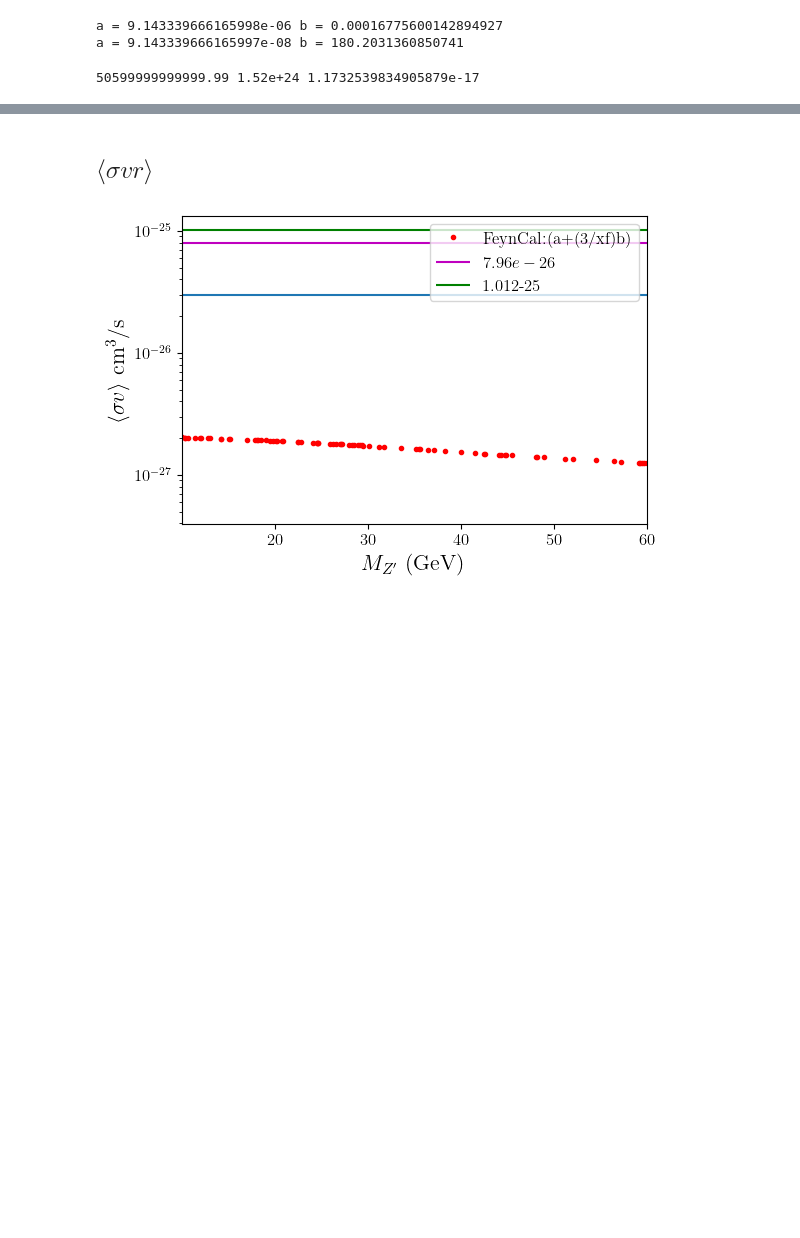
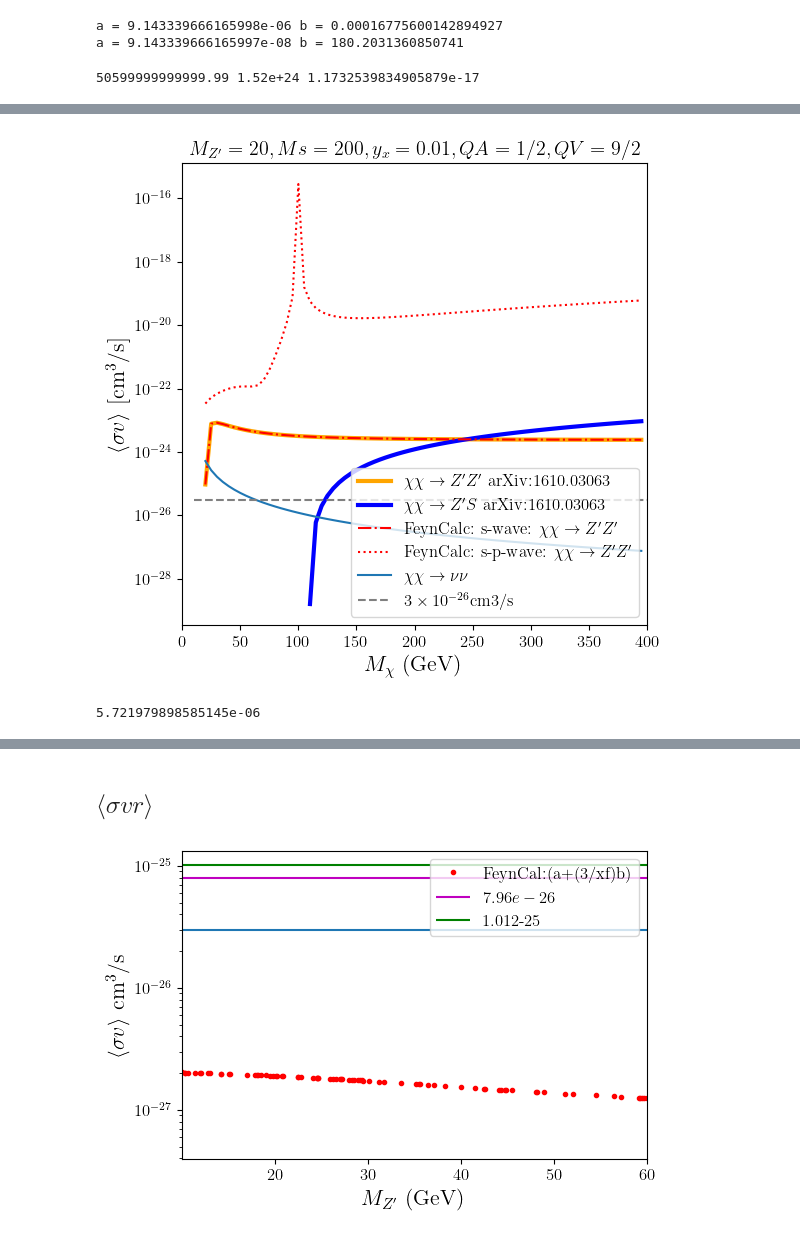
Before and after one commit to davidsuarezr/MDEO, a Jupyter notebook: Benchmark-point-DM-NO-KM.ipynb, the cells around one changed output, grey strips where cells are left out. Drawn from its saved outputs; the diff is of its cells as text; code cells hidden in the pictures; blank space fills up the shorter version.

```diff
--- a/Benchmark-point-DM-NO-KM.ipynb
+++ b/Benchmark-point-DM-NO-KM.ipynb
@@ -335,3 +345,44 @@ plt.show()
+# %%
+plt.figure(figsize=(6,6))
+
+DM = np.arange(20.1,400,5)
+DM2 = np.arange(110.1,400,5)
+
+plt.semilogy(DM, a_coefficient_ZZ(g1p=0.1, MZp=20., Mx=DM, QA=1/2, QV=9/2)*tocm3sm1,\
+             color='orange', lw=3,label=r'$\chi\chi\to Z^{\prime}Z^{\prime}$ arXiv:1610.03063')
+
+plt.semilogy(DM2, a_coefficient_sZ(g1p=0.1, MZp=20, Mx=DM2, Ms=200, QA=1/2, QV=9/2, yx=0.01)*tocm3sm1,\
+             color='blue', lw=3,label=r'$\chi\chi\to Z^{\prime}S$ arXiv:1610.03063')
+
+plt.semilogy(DM,(a_coefficient_Fey(g1p=0.1, r=(20./DM), Mx=DM)+0*b_coefficient_Fey(g1p=0.1,\
+                r=(20./DM), Mx=DM, Ms=200))*tocm3sm1,'r-.',\
+             label=r'FeynCalc: s-wave: $\chi\chi \to Z^{\prime}Z^{\prime}$')
+
+plt.semilogy(DM,(a_coefficient_Fey(g1p=0.1, r=(20./DM), Mx=DM)+1*b_coefficient_Fey(g1p=0.1,\
+                r=(20./DM), Mx=DM, Ms=200))*tocm3sm1,'r:',\
+             label=r'FeynCalc: s-p-wave: $\chi\chi \to Z^{\prime}Z^{\prime}$')
+
+plt.semilogy(DM, a_coefficient_vv(g1p=0.1, r=(20./DM), Mx=DM)*tocm3sm1,\
+             label=r'$\chi\chi \to \nu\nu$')
+
+plt.hlines(3*1.e-26,10,400,color='grey',linestyle='--',label=r'$3\times 10^{-26}$cm3/s')
+
+plt.xlabel(r'$M_{\chi}$ (GeV)',size=16)
+plt.ylabel(r'$\langle\sigma v\rangle$ [cm$^3/$s]',size=16)
+plt.legend(loc='lower right')
+plt.title(r'$M_{Z^{\prime}}=20, Ms=200, y_x=0.01, QA=1/2, QV=9/2$')
+#plt.grid()
+
+#plt.ylim(1e-29,1e-22)
+plt.xlim(0, 400)
+
+plt.show()
+# %% [output]
+[figure, added]
+# %%
+relic_abundance(a_coefficient_ZZ(0.1,1,50,1/2,9/2), 0., xf, 50)
+# %% [output]
+5.721979898585145e-06
 # %%
 x= []
 
```
Also changed, not shown: parts of 9 cells of this notebook.
